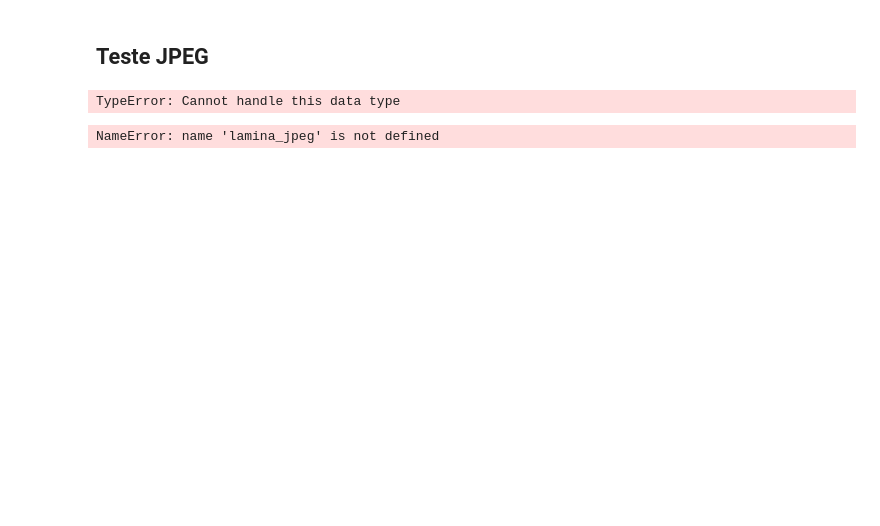
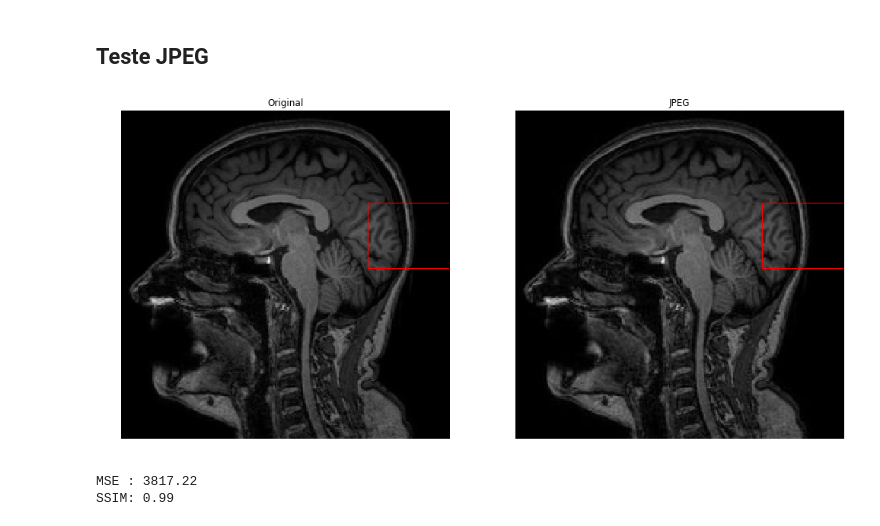
Before and after one commit to AdrianodaSilva2017/IA369Z, a Jupyter notebook: dev/teste_jpeg.ipynb, the cells around one changed output. Drawn from its saved outputs; the diff is of its cells as text; code cells hidden in the pictures; blank space fills up the shorter version.

```diff
--- a/dev/teste_jpeg.ipynb
+++ b/dev/teste_jpeg.ipynb
@@ -11,13 +11,13 @@ import matplotlib.patches as patches
 import sys
 #param = sys.argv[1:]
 
-lamina = pickle.load(open('../data/lamina.pkl', 'rb'))
-laminas = pickle.load(open('../data/Laminas.pkl', 'rb'))
+imgarray = pickle.load(open('../data/imgarray.pkl', 'rb'))
+imgarray_adequada = pickle.load(open('../data/imgarray_adequada.pkl', 'rb'))
 param = pickle.load(open('../var/teste_jpeg.pkl', 'rb'))
 # %%
 %run ../dev/funcoes.ipynb
 # %%
-filename="../images/lamina.jpg"
+filename="../images/img.jpg"
 filetype="jpeg"
 qualidade=param[0]
 
@@ -47,57 +47,57 @@ if (porcent_x+porcent_w>100):
 if (porcent_y+porcent_h>100):
     porcent_h=(100-porcent_y)
 
-Imagem_raw=Image.fromarray(lamina)
-Imagem_Adequada=Image.fromarray(lamina_adequada)
+Imagem_raw=Image.fromarray(imgarray)
+Imagem_Adequada=Image.fromarray(imgarray_adequada)
 Imagem_Adequada.save(filename, filetype, quality=qualidade)
 Imagem_jpeg = Image.open(filename)
-lamina_jpeg = np.array(Imagem_jpeg)
+array_jpeg = np.array(Imagem_jpeg)
 
-w=len(lamina)
-h=len(lamina[0])
+w=len(imgarray)
+h=len(imgarray[0])
 
 fig=plt.figure(figsize=(17, 17))
 ax=fig.add_subplot(1, 2, 1)
-plt.imshow(lamina, cmap='gray')
+plt.imshow(imgarray, cmap='gray')
 plt.axis("off")
 plt.title('Original')
 
 recorte_x=int(w*porcent_x/100)
 recorte_y=int(h*porcent_y/100)
 recorte_largura=int(w*porcent_w/100)
 recorte_altura=int(h*porcent_h/100)
 rect1 = patches.Rectangle((recorte_x,recorte_y),recorte_largura,recorte_altura,linewidth=1,edgecolor='r',facecolor='none')
 
 ax.add_patch(rect1)
 
 ax2=fig.add_subplot(1, 2, 2)
-plt.imshow(lamina_jpeg, cmap='gray')
+plt.imshow(array_jpeg, cmap='gray')
 plt.axis("off")
 plt.title('JPEG')
 rect2 = patches.Rectangle((recorte_x,recorte_y),recorte_largura,recorte_altura,linewidth=1,edgecolor='r',facecolor='none')
 ax2.add_patch(rect2)
 plt.show()
 
-m = mse(lamina, lamina_jpeg)
-s = measure.compare_ssim(lamina, lamina_jpeg)
+m = mse(imgarray, array_jpeg)
+s = ssim(imgarray, array_jpeg)
 print("MSE : %.2f" % m )
 print("SSIM: %.2f" % s )
 
 
 area=(recorte_x,recorte_y,recorte_x+recorte_largura,recorte_y+recorte_altura)
 cropedImage_raw=Imagem_raw.crop(area)
 cropedImage_jpg=Imagem_jpeg.crop(area)
 
 cropedImage_raw.load()
 cropedImage_jpg.load()
 
 recorte_raw=np.array(cropedImage_raw)
 recorte_jpg=np.array(cropedImage_jpg)
 # %% [output]
+[figure, added]
-TypeError: Cannot handle this data type
+MSE : 3817.22
+SSIM: 0.99
 # %%
-pickle.dump(lamina_jpeg, open('../data/lamina_jpeg.pkl', 'wb'), protocol=pickle.HIGHEST_PROTOCOL)
+pickle.dump(array_jpeg, open('../data/array_jpeg.pkl', 'wb'), protocol=pickle.HIGHEST_PROTOCOL)
 pickle.dump(recorte_raw, open('../data/recorte_raw.pkl', 'wb'), protocol=pickle.HIGHEST_PROTOCOL)
 pickle.dump(recorte_jpg, open('../data/recorte_jpg.pkl', 'wb'), protocol=pickle.HIGHEST_PROTOCOL)
-# %% [output]
-NameError: name 'lamina_jpeg' is not defined
```
Also changed, not shown: 30 other files.
